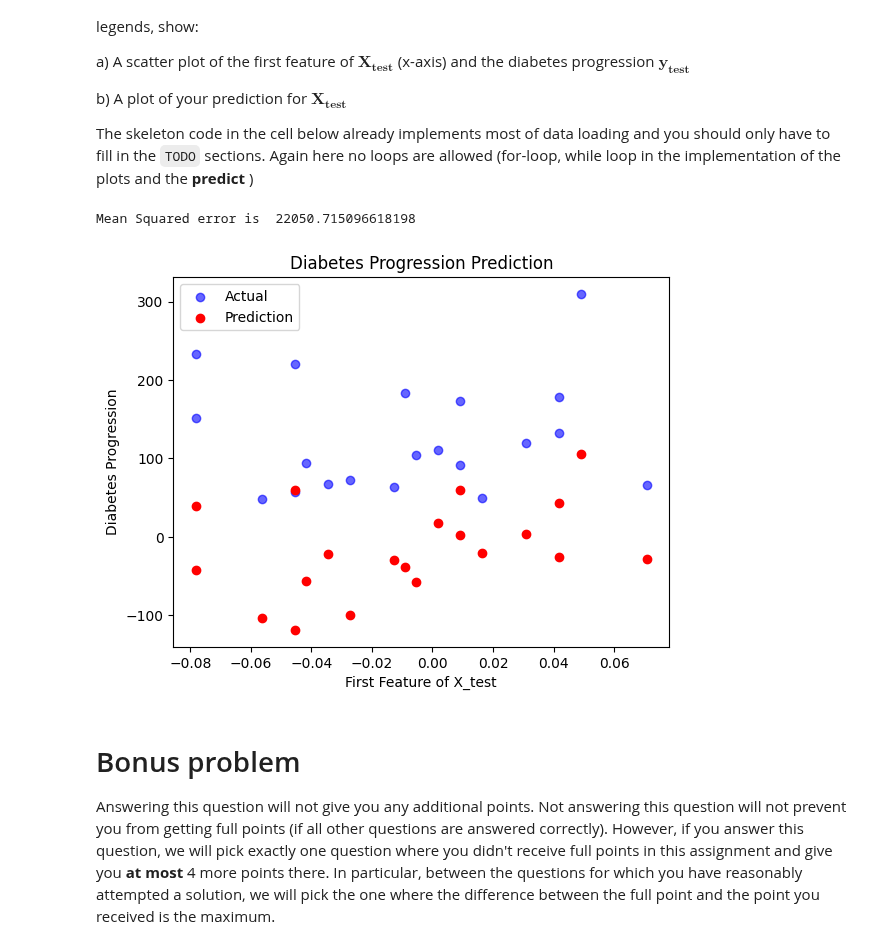
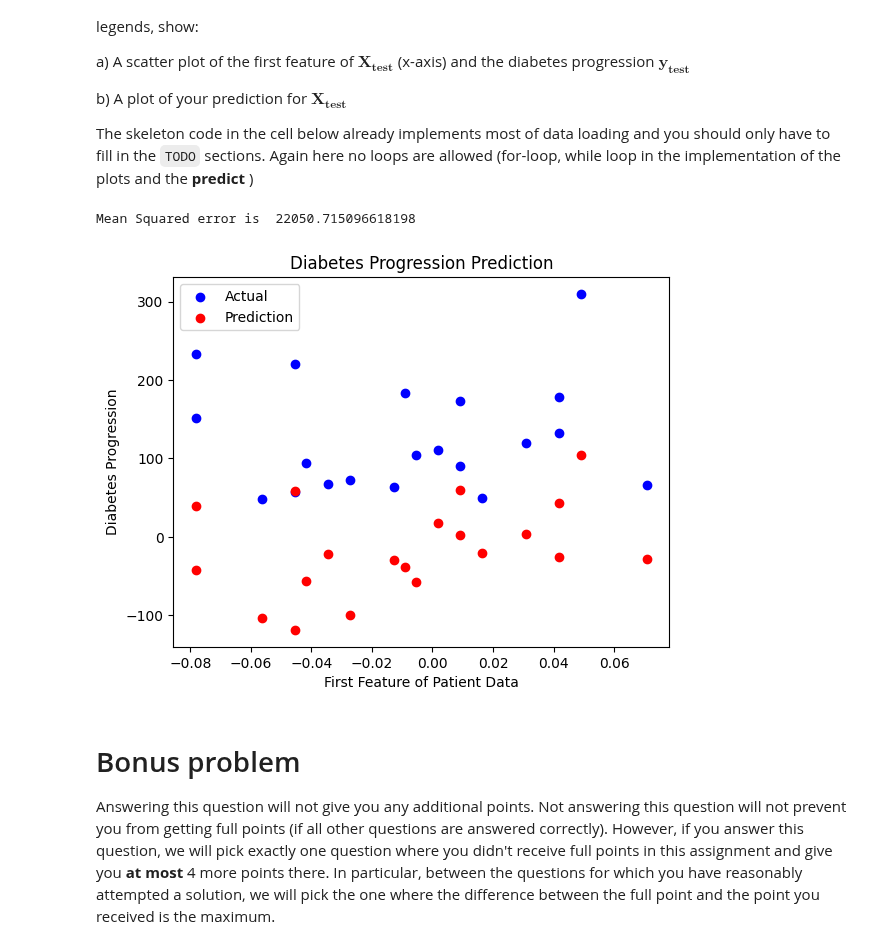
Before and after one commit to rikardro/TDA233, a Jupyter notebook: TDA233/HW1_2025.ipynb, the cells around one changed output. Cells and saved outputs as stored; diff of their text form; code cells hidden in the pictures.

```diff
--- a/TDA233/HW1_2025.ipynb
+++ b/TDA233/HW1_2025.ipynb
@@ -278,8 +244,7 @@ from sklearn import datasets
 
 
 def fit_linear_with_regularization(X, y, alpha):
-  # We want to compute w according to the following formula
-  # w = (X^T X + alpha * I)^{-1} * X^T * y
+  # We want to compute w according to the formula w = (X^T X + alpha * I)^{-1} * X^T * y
   x_t = np.matrix.transpose(X)
   A = np.matmul(x_t, X) + alpha * np.identity(X.shape[1])
   A_inv = np.linalg.inv(A)
@@ -287,8 +252,7 @@ def fit_linear_with_regularization(X, y, alpha):
   return w
 
 def predict(X_test, w):
-  # We want to compute y according to the following formula
-  # y = Xw
+  # We want to compute y according to the formula: y = Xw
   return np.dot(X_test, w)
 
 def plot_prediction(X_test, y_test, y_pred):
@@ -297,54 +261,50 @@ def plot_prediction(X_test, y_test, y_pred):
   sorted_indices = np.argsort(fst)
 
   # Scatter plot the first feature of X_test (x-axis) and y_test (y-axis)
-  # plt.scatter(fst, y_test)
-  plt.scatter(fst[sorted_indices], y_test[sorted_indices], label="Actual", color="blue", alpha=0.6)
+  plt.scatter(fst[sorted_indices], y_test[sorted_indices], label="Actual", color="blue")
 
   # Plot y_pred using the first feature of X_test as x-axis
   plt.scatter(fst[sorted_indices], y_pred[sorted_indices], label="Prediction", color="red")
 
-  plt.xlabel("First Feature of X_test")
+  plt.xlabel("First Feature of Patient Data")
   plt.ylabel("Diabetes Progression")
   plt.title("Diabetes Progression Prediction")
   plt.legend()
 
   # Compute the mean squared error
-  # Wikipedia: MSE = 1/n e^T e, where e = y_test - y_pred
-  # e = y_test - y_pred
-  # e_t = np.matrix.transpose(e)
   mean_squared_error = np.mean((y_test[sorted_indices] - y_pred[sorted_indices]) ** 2)
   return mean_squared_error
 
 # Load the diabetes dataset
 X, y = datasets.load_diabetes(return_X_y=True)
 
 # Split the dataset into training and test set
 num_test_elements = 20
 
 X_train = X[:-num_test_elements]
 X_test = X[-num_test_elements:]
 
 y_train = y[:-num_test_elements]
 y_test = y[-num_test_elements:]
 
 # Set alpha
 alpha = 0.01
 
 # Train using linear regression with regularization and find optimal model
 w = fit_linear_with_regularization(X_train, y_train, alpha)
 
 # Make predictions using the testing set X_test
 y_pred = predict(X_test, w)
 
 # Plots and mean squared error
 error = plot_prediction(X_test, y_test, y_pred)
 print('Mean Squared error is ', error)
 
 # Show the plot
 plt.show()
 # %% [output]
 Mean Squared error is  22050.715096618198
-[figure, old version]
+[figure, new version]
 # %% [markdown]
 # Bonus problem
 Answering this question will not give you any additional points. Not answering this question will not prevent you from getting full points (if all other questions are answered correctly). However, if you answer this question, we will pick exactly one question where you didn't receive full points in this assignment and give you **at most** 4 more points there. In particular, between the questions for which you have reasonably attempted a solution, we will pick the one where the difference between the full point and the point you received is the maximum.
```
Also changed, not shown: parts of 9 cells of this notebook.
